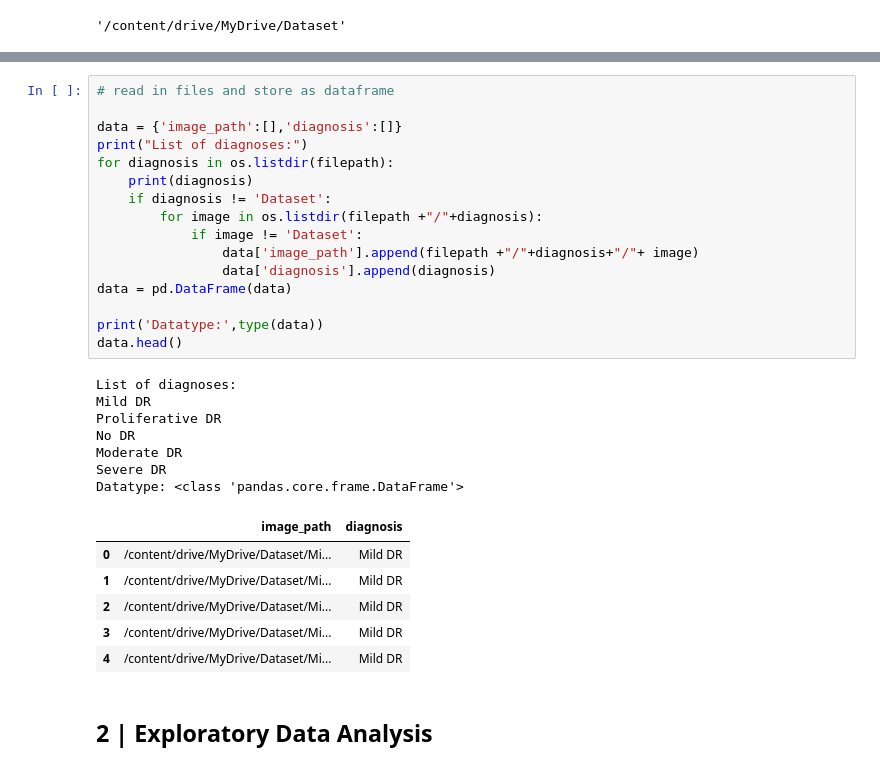
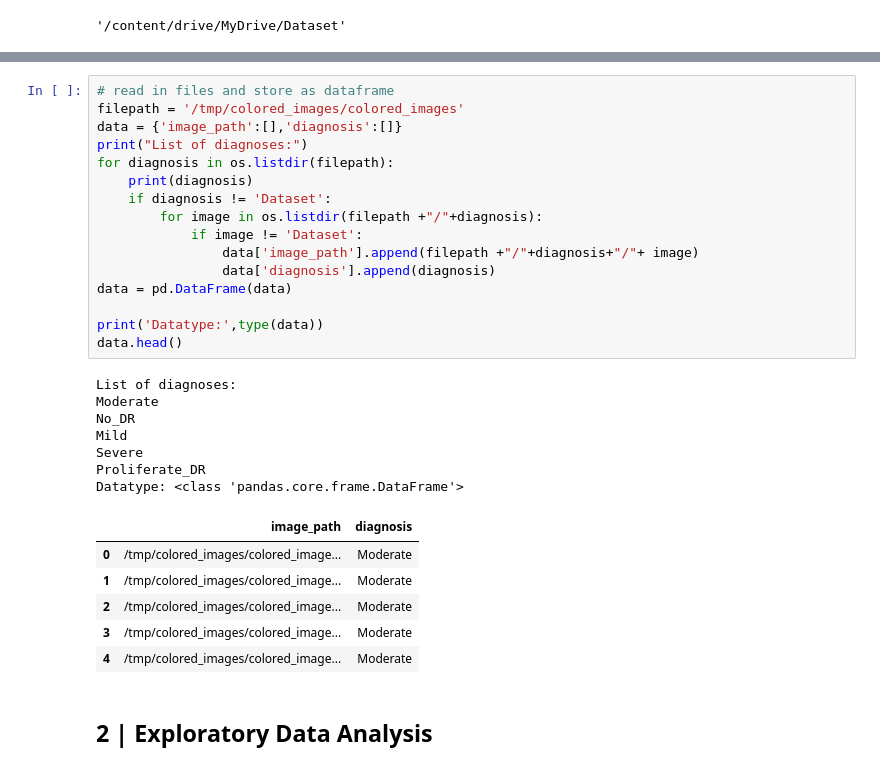
Before and after one commit to slp22/deep-learning-project, a Jupyter notebook: dl_diabetic_retinopathy_mvp.ipynb, the cells around one changed output, grey strips where cells are left out. Drawn from its saved outputs; the diff is of its cells as text.

Commit message:
changed dataset

```diff
--- a/dl_diabetic_retinopathy_mvp.ipynb
+++ b/dl_diabetic_retinopathy_mvp.ipynb
@@ -81,33 +127,33 @@ filepath
 # %%
 # read in files and store as dataframe
-
+filepath = '/tmp/colored_images/colored_images'
 data = {'image_path':[],'diagnosis':[]}
 print("List of diagnoses:")
 for diagnosis in os.listdir(filepath):
     print(diagnosis)
     if diagnosis != 'Dataset':
         for image in os.listdir(filepath +"/"+diagnosis):
             if image != 'Dataset':
                 data['image_path'].append(filepath +"/"+diagnosis+"/"+ image)
                 data['diagnosis'].append(diagnosis)
 data = pd.DataFrame(data)
 
 print('Datatype:',type(data))
 data.head()
 # %% [output]
 List of diagnoses:
-Mild DR
-Proliferative DR
-No DR
-Moderate DR
-Severe DR
+Moderate
+No_DR
+Mild
+Severe
+Proliferate_DR
 Datatype: <class 'pandas.core.frame.DataFrame'>
 |  | image_path | diagnosis |
-| 0 | /content/drive/MyDrive/Dataset/Mi... | Mild DR |
-| 1 | /content/drive/MyDrive/Dataset/Mi... | Mild DR |
-| 2 | /content/drive/MyDrive/Dataset/Mi... | Mild DR |
-| 3 | /content/drive/MyDrive/Dataset/Mi... | Mild DR |
-| 4 | /content/drive/MyDrive/Dataset/Mi... | Mild DR |
+| 0 | /tmp/colored_images/colored_image... | Moderate |
+| 1 | /tmp/colored_images/colored_image... | Moderate |
+| 2 | /tmp/colored_images/colored_image... | Moderate |
+| 3 | /tmp/colored_images/colored_image... | Moderate |
+| 4 | /tmp/colored_images/colored_image... | Moderate |
 # %% [markdown]
 ## 2 | Exploratory Data Analysis<a id='2'></a>
 # %%
```
Also changed, not shown: parts of 11 cells of this notebook.
